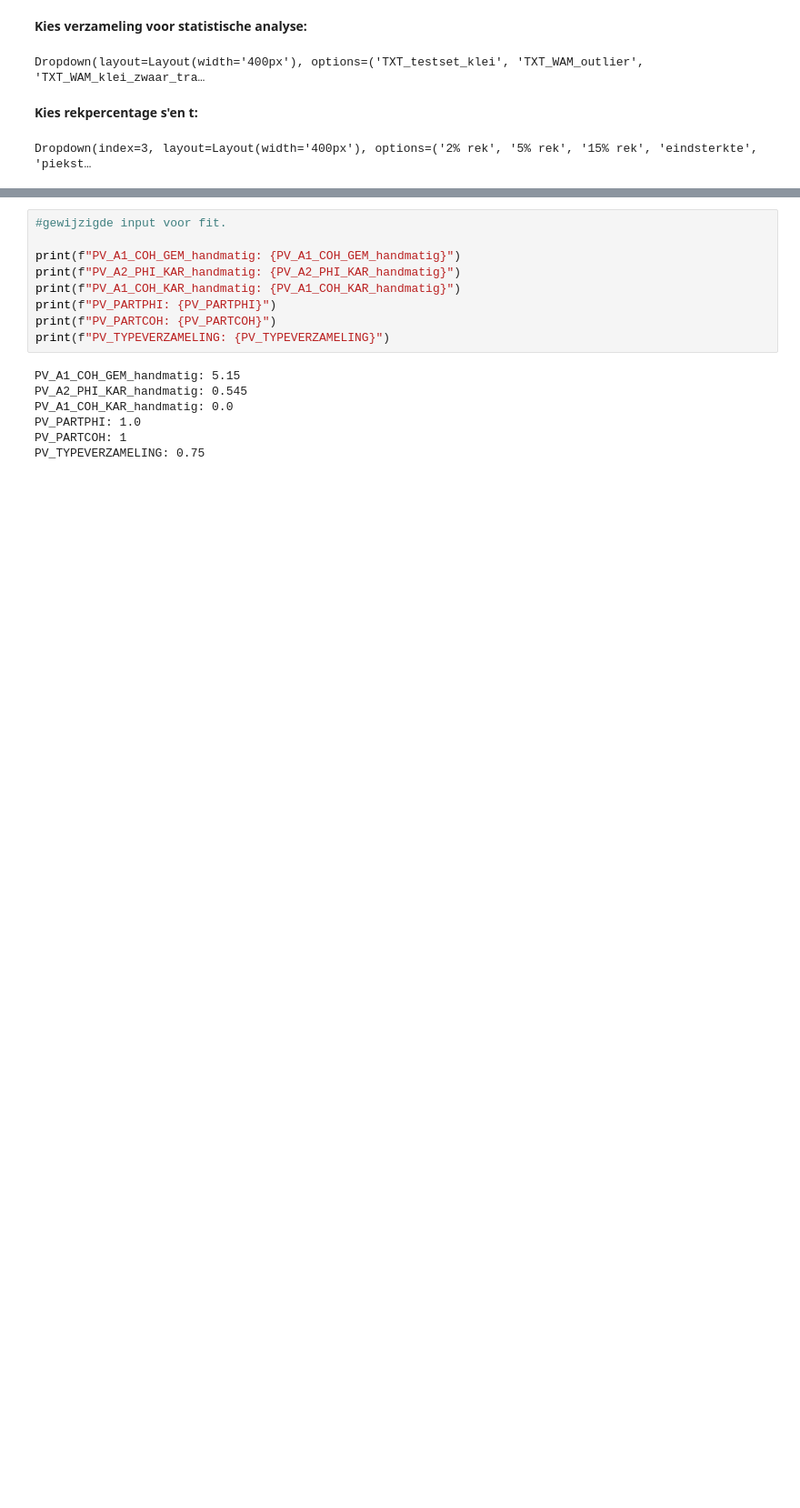
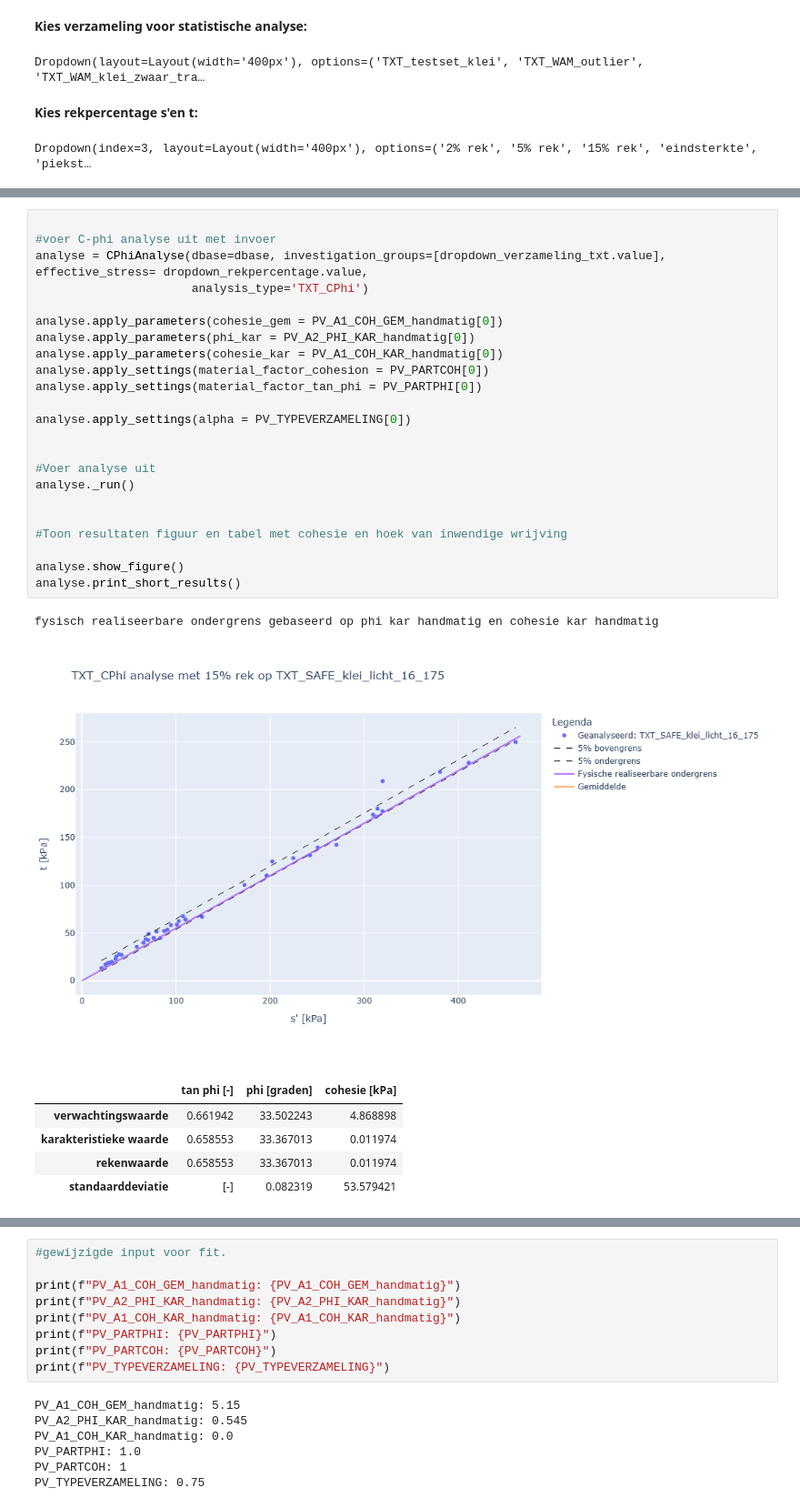
Before and after one commit to kkpdata/PV-tool, a Jupyter notebook: PV_tool0.2.ipynb, the cells around one changed output, grey strips where cells are left out. Shown at 91% size. Saved outputs shown, nothing was run; the diff lists cells and outputs as text; blank space fills up the shorter version.

```diff
--- a/PV_tool0.2.ipynb
+++ b/PV_tool0.2.ipynb
@@ -399,0 +505,31 @@ df.to_excel(bestand_naam, index=False)
+# %%
+
+#voer C-phi analyse uit met invoer
+analyse = CPhiAnalyse(dbase=dbase, investigation_groups=[dropdown_verzameling_txt.value], effective_stress= dropdown_rekpercentage.value,
+                      analysis_type='TXT_CPhi')
+
+analyse.apply_parameters(cohesie_gem = PV_A1_COH_GEM_handmatig[0])
+analyse.apply_parameters(phi_kar = PV_A2_PHI_KAR_handmatig[0])
+analyse.apply_parameters(cohesie_kar = PV_A1_COH_KAR_handmatig[0])
+analyse.apply_settings(material_factor_cohesion = PV_PARTCOH[0])
+analyse.apply_settings(material_factor_tan_phi = PV_PARTPHI[0])
+
+analyse.apply_settings(alpha = PV_TYPEVERZAMELING[0])
+
+
+#Voer analyse uit
+analyse._run()
+
+
+#Toon resultaten figuur en tabel met cohesie en hoek van inwendige wrijving
+
+analyse.show_figure()
+analyse.print_short_results()
+# %% [output]
+fysisch realiseerbare ondergrens gebaseerd op phi kar handmatig en cohesie kar handmatig
+[figure, added]
+|  | tan phi [-] | phi [graden] | cohesie [kPa] |
+| verwachtingswaarde | 0.661942 | 33.502243 | 4.868898 |
+| karakteristieke waarde | 0.658553 | 33.367013 | 0.011974 |
+| rekenwaarde | 0.658553 | 33.367013 | 0.011974 |
+| standaarddeviatie | [-] | 0.082319 | 53.579421 |
```
Also changed, not shown: parts of 12 cells of this notebook, 34 other files.
